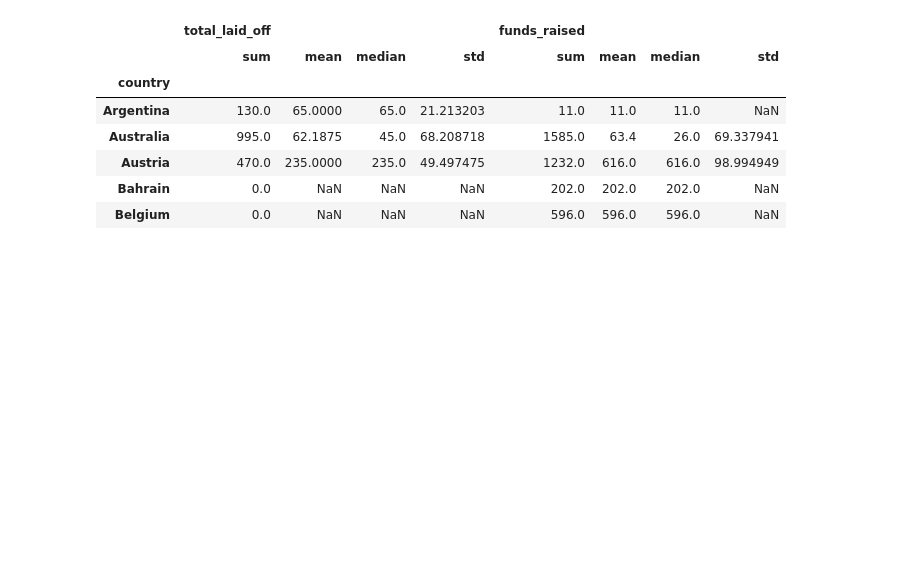
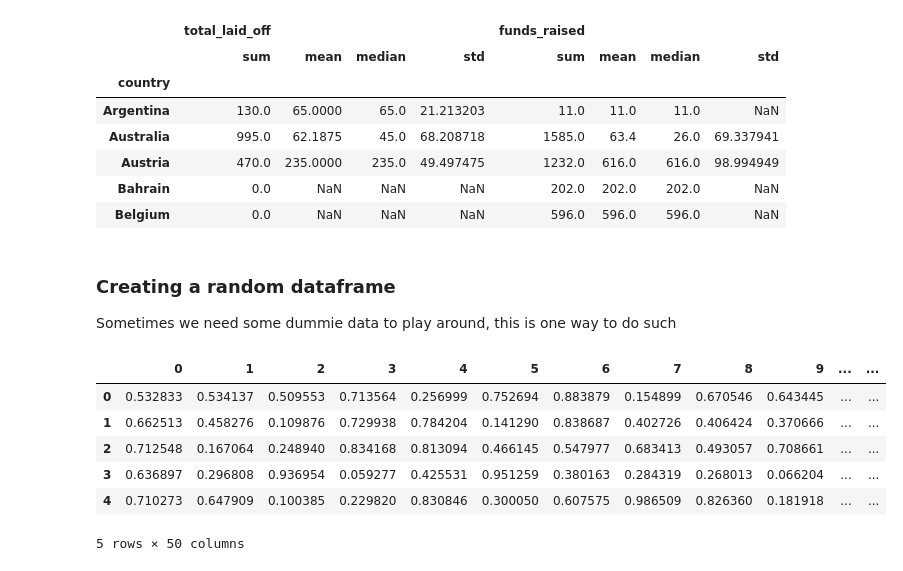
Before and after one commit to DanielOrtigoza/how_to_use_pandas, a Jupyter notebook: introduction_to_pandas.ipynb, the cells around one changed output. Saved outputs shown, nothing was run; the diff lists cells and outputs as text; code cells hidden in the pictures; blank space fills up the shorter version.

Commit message:
Adding and example on how to create dummie data
The addition is just about two new cells containing and example of how to create a dataframe with random numbers.

```diff
--- a/introduction_to_pandas.ipynb
+++ b/introduction_to_pandas.ipynb
@@ -357,8 +357,20 @@ df2.groupby('country').agg({'total_laid_off': (np.sum, np.mean, np.median, np.st
 | Austria | 470.0 | 235.0000 | 235.0 | 49.497475 | 1232.0 | 616.0 | 616.0 | 98.994949 |
 | Bahrain | 0.0 | NaN | NaN | NaN | 202.0 | 202.0 | 202.0 | NaN |
 | Belgium | 0.0 | NaN | NaN | NaN | 596.0 | 596.0 | 596.0 | NaN |
+# %% [markdown]
+### Creating a random dataframe
+
+Sometimes we need some dummie data to play around, this is one way to do such
 # %%
 # lets create a random dataframe with 50 columns
-# np.random.seed(123456789)
-# df1 = pd.DataFrame([np.random.random(size = 50) for i in range(100)])
-# df1.head()
+np.random.seed(123456789)
+df1 = pd.DataFrame([np.random.random(size = 50) for i in range(100)])
+df1.head()
+# %% [output]
+|  | 0 | 1 | 2 | 3 | 4 | 5 | 6 | 7 | 8 | 9 | ... | ... |
+| 0 | 0.532833 | 0.534137 | 0.509553 | 0.713564 | 0.256999 | 0.752694 | 0.883879 | 0.154899 | 0.670546 | 0.643445 | ... | ... |
+| 1 | 0.662513 | 0.458276 | 0.109876 | 0.729938 | 0.784204 | 0.141290 | 0.838687 | 0.402726 | 0.406424 | 0.370666 | ... | ... |
+| 2 | 0.712548 | 0.167064 | 0.248940 | 0.834168 | 0.813094 | 0.466145 | 0.547977 | 0.683413 | 0.493057 | 0.708661 | ... | ... |
+| 3 | 0.636897 | 0.296808 | 0.936954 | 0.059277 | 0.425531 | 0.951259 | 0.380163 | 0.284319 | 0.268013 | 0.066204 | ... | ... |
+| 4 | 0.710273 | 0.647909 | 0.100385 | 0.229820 | 0.830846 | 0.300050 | 0.607575 | 0.986509 | 0.826360 | 0.181918 | ... | ... |
+5 rows × 50 columns
```
